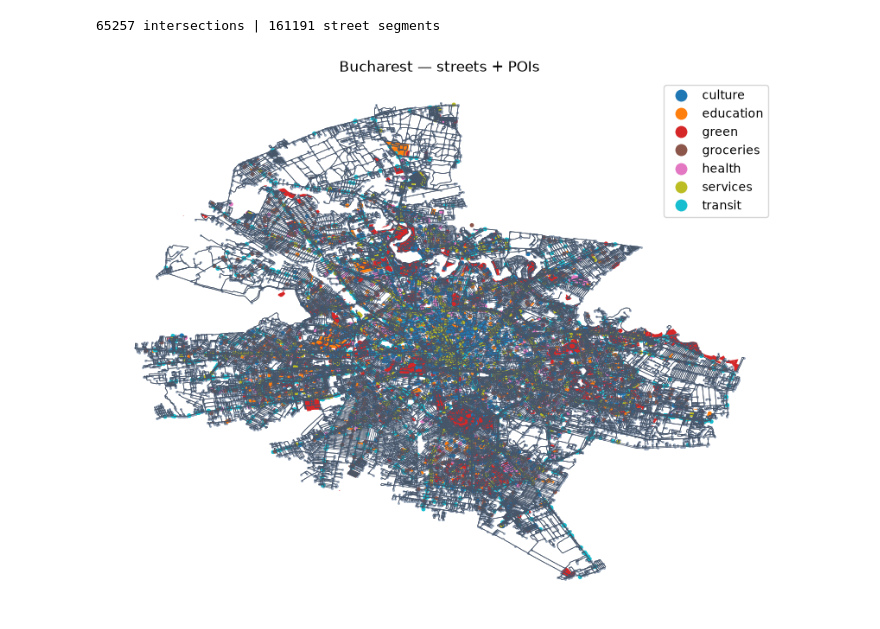
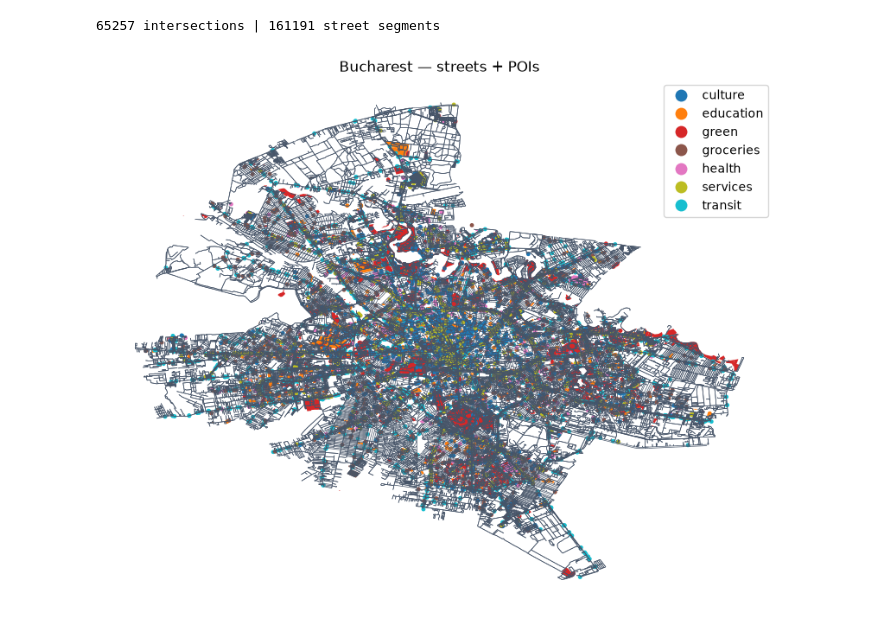
Before and after one commit to alexchiric/City-Maps, a Jupyter notebook: Ideal_livable_spots.ipynb, the cells around one changed output. Saved outputs shown, nothing was run; the diff lists cells and outputs as text; code cells hidden in the pictures.

```diff
--- a/Ideal_livable_spots.ipynb
+++ b/Ideal_livable_spots.ipynb
@@ -79,14 +79,15 @@ print(len(street_nodes), "intersections |", len(street_edges), "street segments"
 # %%
 fig, ax = plt.subplots(figsize=(10, 10))
 
 street_edges.plot(ax=ax, color="#475569", linewidth=0.5)
-street_nodes.plot(ax=ax, color="#94a3b8", markersize=1)
+#street_nodes.plot(ax=ax, color="#94a3b8", markersize=1)
 pois.plot(ax=ax, column="poi_category", markersize=6,
           legend=True, cmap="tab10")
 
 ax.set_axis_off()
 ax.set_aspect("equal")
 plt.title("Bucharest — streets + POIs")
+fig.savefig("bucharest_map.svg", format="svg", bbox_inches="tight")
 plt.show()
 # %% [output]
-[figure, old version]
+[figure, new version]
```
Also changed, not shown: 1 other file.
